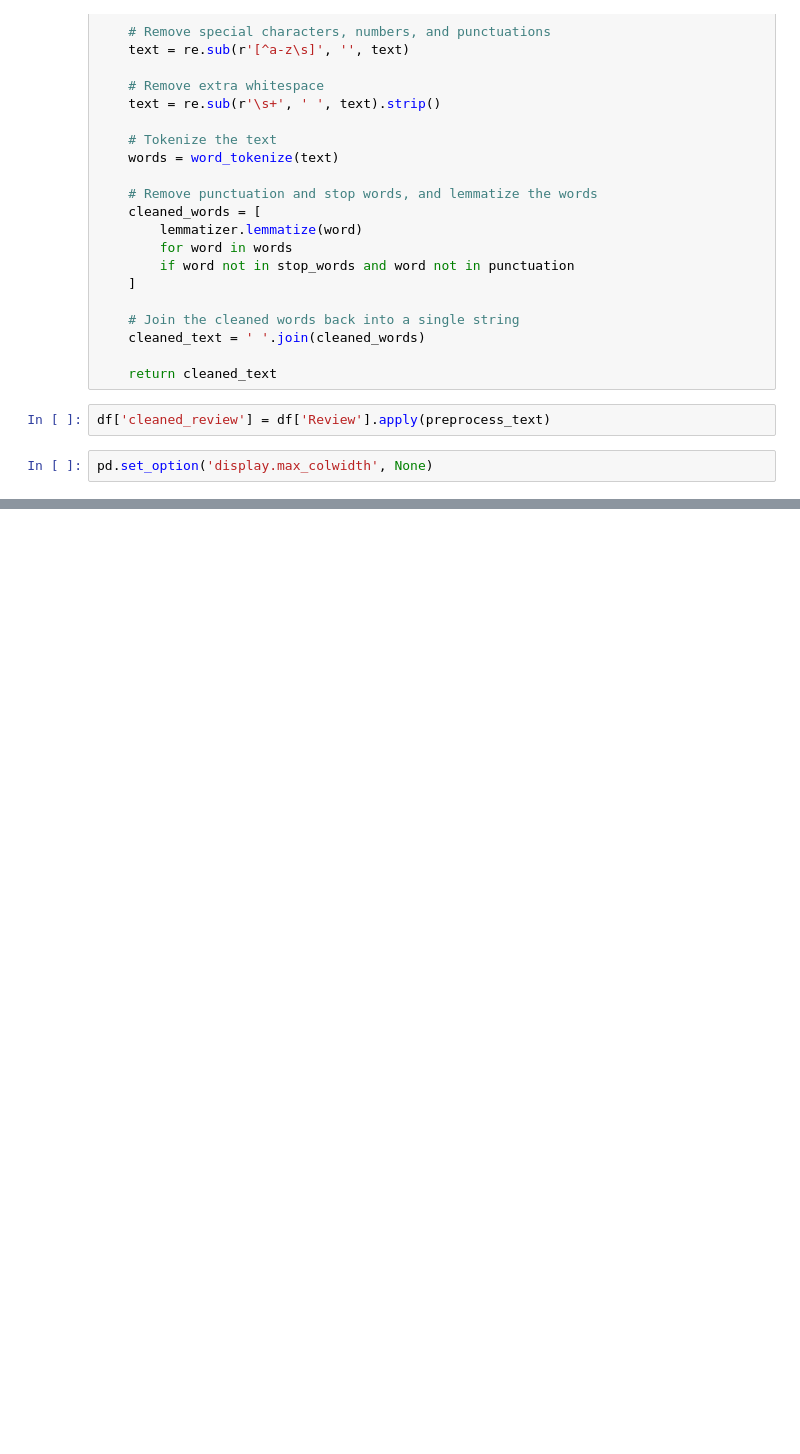
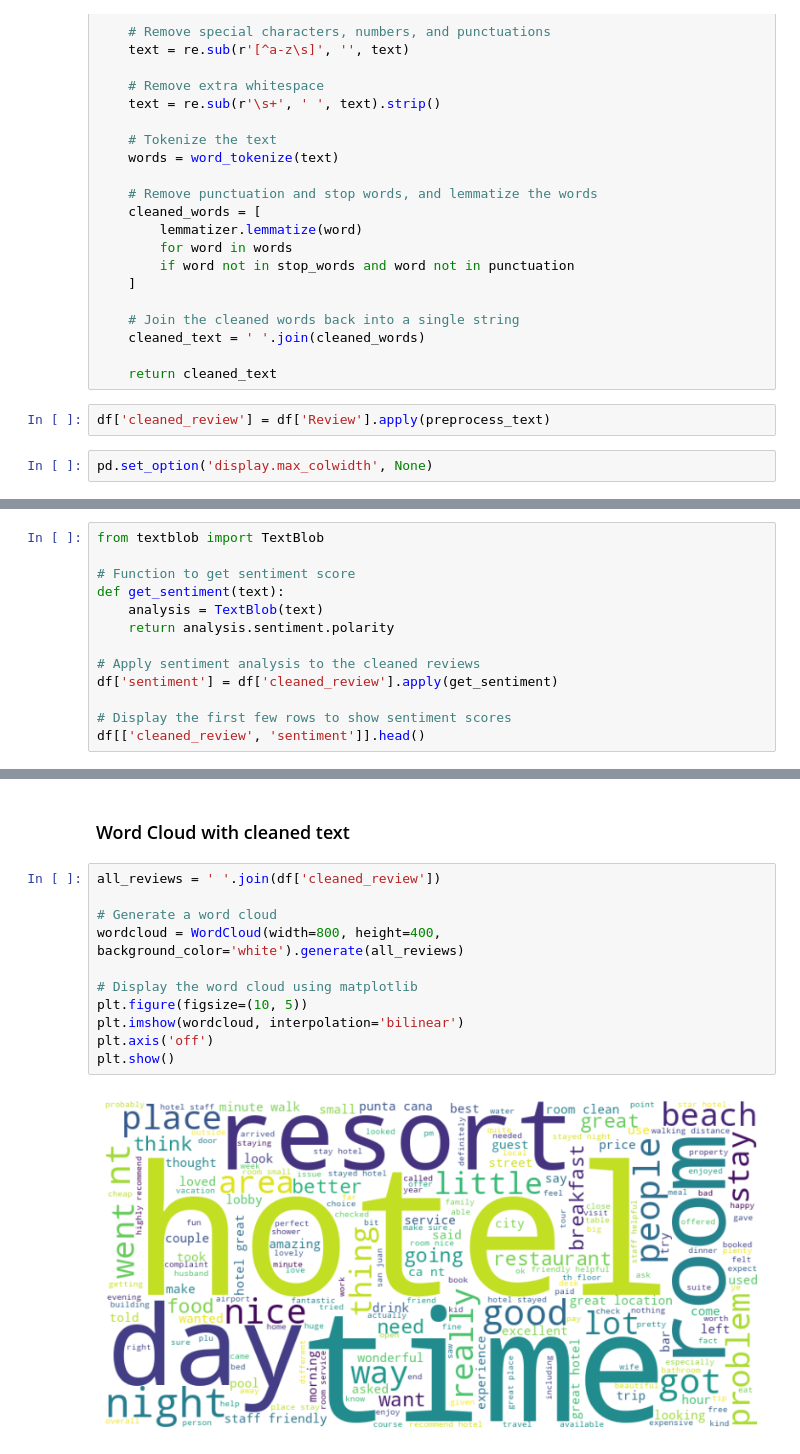
Before and after one commit to huyminh1115/Trip-Advisor-Hotel-Project, a Jupyter notebook: Code/Exploration.ipynb, the cells around one changed output, grey strips where cells are left out. Drawn from its saved outputs; the diff is of its cells as text; blank space fills up the shorter version.

```diff
--- a/Code/Exploration.ipynb
+++ b/Code/Exploration.ipynb
@@ -232,0 +264,13 @@ df.head(5)
+# %%
+from textblob import TextBlob
+
+# Function to get sentiment score
+def get_sentiment(text):
+    analysis = TextBlob(text)
+    return analysis.sentiment.polarity
+
+# Apply sentiment analysis to the cleaned reviews
+df['sentiment'] = df['cleaned_review'].apply(get_sentiment)
+
+# Display the first few rows to show sentiment scores
+df[['cleaned_review', 'sentiment']].head()
@@ -232,0 +284,15 @@ df.head(5)
+# %% [markdown]
+### Word Cloud with cleaned text
+# %%
+all_reviews = ' '.join(df['cleaned_review'])
+
+# Generate a word cloud
+wordcloud = WordCloud(width=800, height=400, background_color='white').generate(all_reviews)
+
+# Display the word cloud using matplotlib
+plt.figure(figsize=(10, 5))
+plt.imshow(wordcloud, interpolation='bilinear')
+plt.axis('off')
+plt.show()
+# %% [output]
+[figure, added]
```
Also changed, not shown: parts of 17 cells of this notebook.
